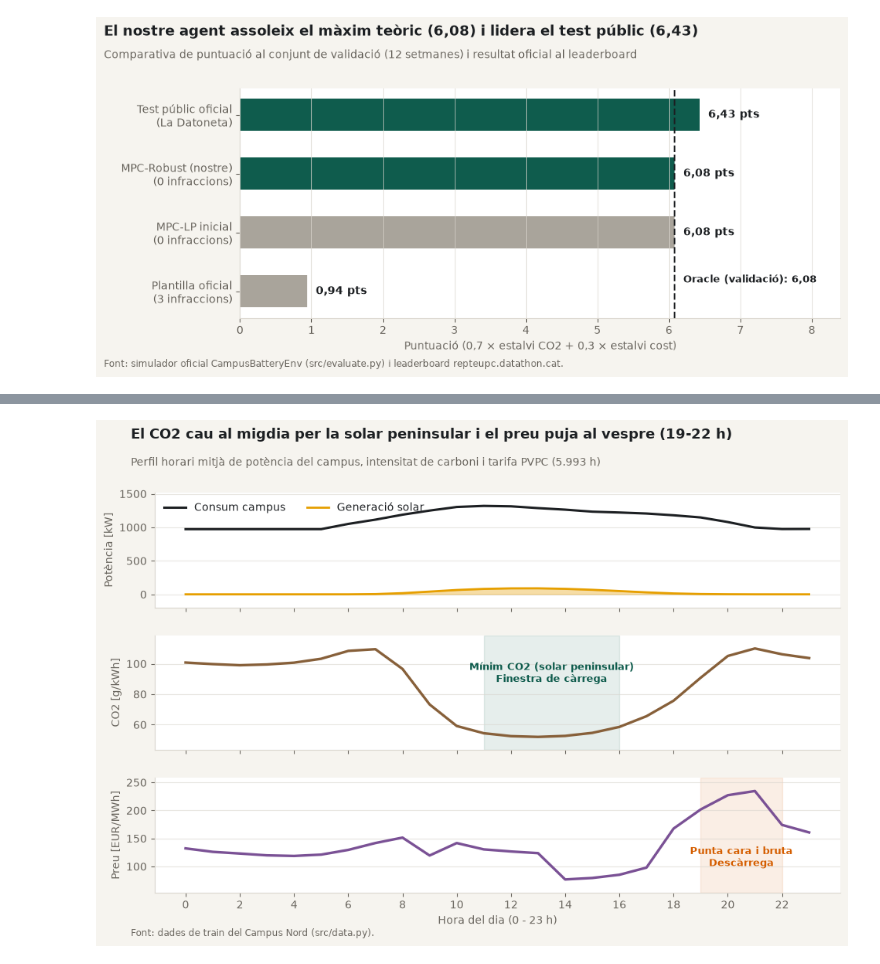
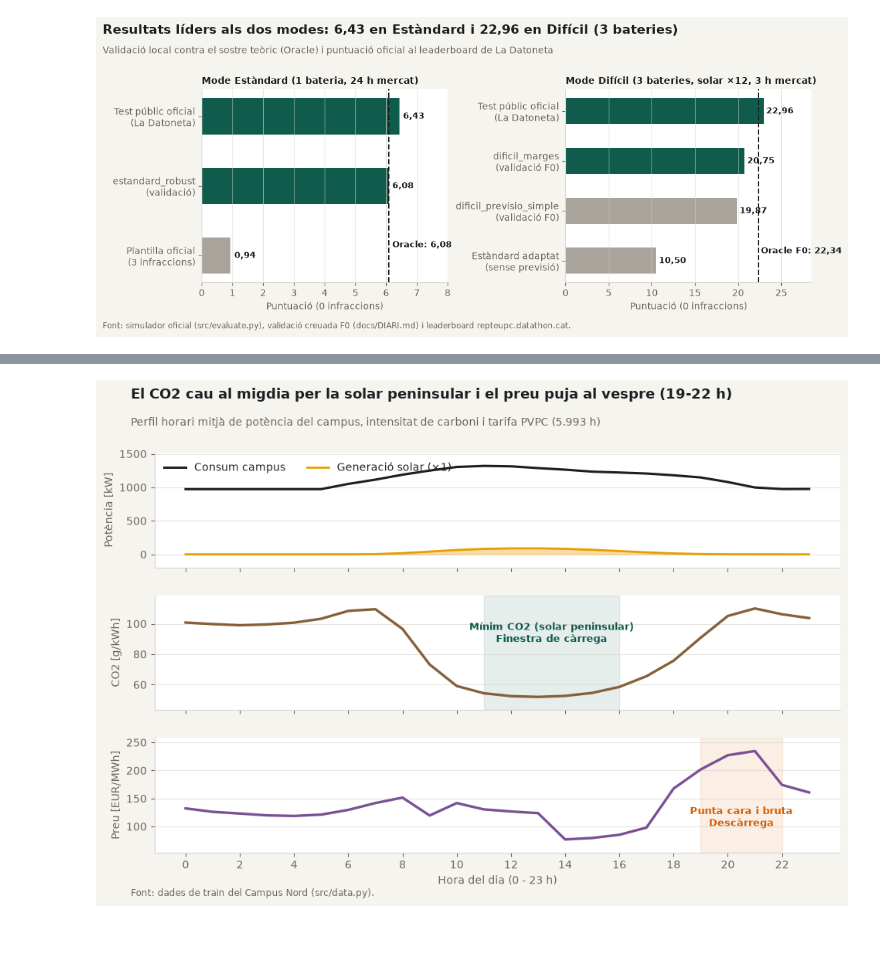
Before and after one commit to adridece/datathon-bateria-equip, a Jupyter notebook: notebooks/01_eda.ipynb, the cells around one changed output, grey strips where cells are left out. Drawn from its saved outputs; the diff is of its cells as text; code cells hidden in the pictures; blank space fills up the shorter version.

Commit message:
Actualitza EDA i 5 grafics per a Mode Estandard i Mode Dificil (3 bateries)

```diff
--- a/notebooks/01_eda.ipynb
+++ b/notebooks/01_eda.ipynb
@@ -17,7 +17,6 @@ if str(ROOT) not in sys.path:
 from src.data import load_hourly
 from src.evaluate import valid_split, load_agent, run, oracle
 
-# Tokens visuals del projecte (docs/RECERCA_DASHBOARD.md)
 PAPER = '#F6F4EF'
 SURFACE = '#FFFFFF'
 INK = '#1C1F22'
@@ -28,6 +27,7 @@ REF = '#A9A49B'
 SOLAR = '#E69F00'
 CO2_COL = '#87603A'
 PRICE_COL = '#7A5195'
+WARN = '#D55E00'
 
 plt.rcParams.update({
     'figure.facecolor': PAPER,
@@ -51,8 +51,9 @@ FIG_DIR = ROOT / 'docs' / 'figures'
 FIG_DIR.mkdir(parents=True, exist_ok=True)
 
 df = load_hourly()
-df['net_kw'] = df['load_kw'] - df['pv_kw']
+df['net_std_kw'] = df['load_kw'] - df['pv_kw']
+df['net_hard_kw'] = df['load_kw'] - 12.0 * df['pv_kw']
 df['co2_g_kwh'] = df['co2_kg_per_kwh'] * 1000.0
 df['price_eur_mwh'] = df['precio_eur_per_kwh'] * 1000.0
-print(f'Hores totals: {len(df)} | Consum mitja: {df.load_kw.mean():.0f} kW | Solar max: {df.pv_kw.max():.0f} kW')
+print(f'Hores: {len(df)} | Consum mitja: {df.load_kw.mean():.0f} kW | Solar x1 max: {df.pv_kw.max():.0f} kW | Solar x12 max: {12*df.pv_kw.max():.0f} kW')
 # %% [output]
@@ -97,48 +119,48 @@ plt.show()
 # %%
-# Grafic 2 (Diapositiva 5): Simulacio final vs Oracle
+# Grafic 2 (Diapositiva 5): Resultats finals en Mode Estandard i Mode Dificil
 val_df = valid_split(df)
 res_base = run(load_agent(str(ROOT / 'starter_kit')), val_df)
-res_lp = run(load_agent(str(ROOT / 'agents' / 'estandard_robust')), val_df)
-robust_dir = ROOT / 'agents' / 'estandard_robust'
-res_rob = run(load_agent(str(robust_dir)), val_df) if robust_dir.exists() else res_lp
+res_std = run(load_agent(str(ROOT / 'agents' / 'estandard_robust')), val_df)
 res_ora = oracle(val_df)
 
-labels = [
-    'Plantilla oficial\n(3 infraccions)',
-    'MPC-LP inicial\n(0 infraccions)',
-    'MPC-Robust (nostre)\n(0 infraccions)',
-    'Test públic oficial\n(La Datoneta)'
-]
-scores = [res_base['score'], res_lp['score'], res_rob['score'], 6.43]
-colors = [REF, REF, ACCENT, ACCENT]
+fig, axes = plt.subplots(1, 2, figsize=(11.4, 4.9))
+fig.subplots_adjust(left=0.17, right=0.97, top=0.75, bottom=0.16, wspace=0.48)
 
-fig, ax = plt.subplots(figsize=(10.2, 4.8))
-fig.subplots_adjust(left=0.21, right=0.96, top=0.77, bottom=0.16)
-ax.grid(axis='x', color=RULE, alpha=0.6)
-ax.grid(axis='y', visible=False)
+# Panell esquerre: Mode Estandard
+lbl_s = ['Plantilla oficial\n(3 infraccions)', 'estandard_robust\n(validació)', 'Test públic oficial\n(La Datoneta)']
+val_s = [res_base['score'], res_std['score'], 6.43]
+col_s = [REF, ACCENT, ACCENT]
+axes[0].grid(axis='x', color=RULE, alpha=0.6)
+axes[0].grid(axis='y', visible=False)
+bs = axes[0].barh(lbl_s, val_s, color=col_s, height=0.52)
+axes[0].axvline(res_ora['score'], color=INK, linestyle='--', linewidth=1.5)
+axes[0].text(res_ora['score'] + 0.12, 0.12, f"Oracle: {res_ora['score']:.2f}".replace('.', ','), fontsize=9, fontweight='bold')
+for bar, sc in zip(bs, val_s):
+    axes[0].text(sc + 0.12, bar.get_y() + bar.get_height()/2, f'{sc:.2f}'.replace('.', ','), va='center', fontsize=9.5, fontweight='bold')
+axes[0].set_xlim(0, 8.0)
+axes[0].set_title('Mode Estàndard (1 bateria, 24 h mercat)', fontsize=10, fontweight='bold', loc='left')
+axes[0].set_xlabel('Puntuació (0 infraccions)')
 
-bars = ax.barh(labels, scores, color=colors, height=0.55)
-ax.axvline(res_ora['score'], color=INK, linestyle='--', linewidth=1.6)
-ax.text(
-    res_ora['score'] + 0.12, 0.15,
-    f"Oracle (validació): {res_ora['score']:.2f}".replace('.', ','),
-    color=INK, fontsize=9.5, fontweight='bold'
-)
+# Panell dret: Mode Dificil (3 bateries)
+lbl_h = ['Estàndard adaptat\n(sense previsió)', 'dificil_previsio_simple\n(validació F0)', 'dificil_marges\n(validació F0)', 'Test públic oficial\n(La Datoneta)']
+val_h = [10.50, 19.87, 20.75, 22.96]
+col_h = [REF, REF, ACCENT, ACCENT]
+axes[1].grid(axis='x', color=RULE, alpha=0.6)
+axes[1].grid(axis='y', visible=False)
+bh = axes[1].barh(lbl_h, val_h, color=col_h, height=0.52)
+axes[1].axvline(22.34, color=INK, linestyle='--', linewidth=1.5)
+axes[1].text(22.65, 0.15, 'Oracle F0: 22,34', fontsize=9, fontweight='bold')
+for bar, sc in zip(bh, val_h):
+    axes[1].text(sc + 0.30, bar.get_y() + bar.get_height()/2, f'{sc:.2f}'.replace('.', ','), va='center', fontsize=9.5, fontweight='bold')
+axes[1].set_xlim(0, 28.5)
+axes[1].set_title('Mode Difícil (3 bateries, solar ×12, 3 h mercat)', fontsize=10, fontweight='bold', loc='left')
+axes[1].set_xlabel('Puntuació (0 infraccions)')
 
-for bar, sc in zip(bars, scores):
-    ax.text(
-        sc + 0.12, bar.get_y() + bar.get_height() / 2,
-        f'{sc:.2f} pts'.replace('.', ','),
-        va='center', fontsize=10, fontweight='bold'
-    )
+fig.text(0.04, 0.92, 'Resultats líders als dos modes: 6,43 en Estàndard i 22,96 en Difícil (3 bateries)', fontsize=13.5, fontweight='bold')
+fig.text(0.04, 0.86, 'Validació local contra el sostre teòric (Oracle) i puntuació oficial al leaderboard de La Datoneta', fontsize=10, color=MUTED)
+fig.text(0.04, 0.02, 'Font: simulador oficial (src/evaluate.py), validació creuada F0 (docs/DIARI.md) i leaderboard repteupc.datathon.cat.', fontsize=8.5, color=MUTED)
 
-ax.set_xlim(0, 8.4)
-ax.set_xlabel('Puntuació (0,7 × estalvi CO2 + 0,3 × estalvi cost)')
-fig.text(0.04, 0.91, 'El nostre agent assoleix el màxim teòric (6,08) i lidera el test públic (6,43)', fontsize=13, fontweight='bold')
-fig.text(0.04, 0.85, 'Comparativa de puntuació al conjunt de validació (12 setmanes) i resultat oficial al leaderboard', fontsize=10, color=MUTED)
-fig.text(0.04, 0.03, 'Font: simulador oficial CampusBatteryEnv (src/evaluate.py) i leaderboard repteupc.datathon.cat.', fontsize=8.5, color=MUTED)
-
-fig.savefig(FIG_DIR / '02_comparativa_agents_oracle.png', bbox_inches='tight', pad_inches=0.25)
+fig.savefig(FIG_DIR / '02_comparativa_ambdos_modes.png', bbox_inches='tight', pad_inches=0.25)
 plt.show()
 # %% [output]
-[figure, old version]
+[figure, new version]
```
Also changed, not shown: parts of 9 cells of this notebook, 9 other files.
